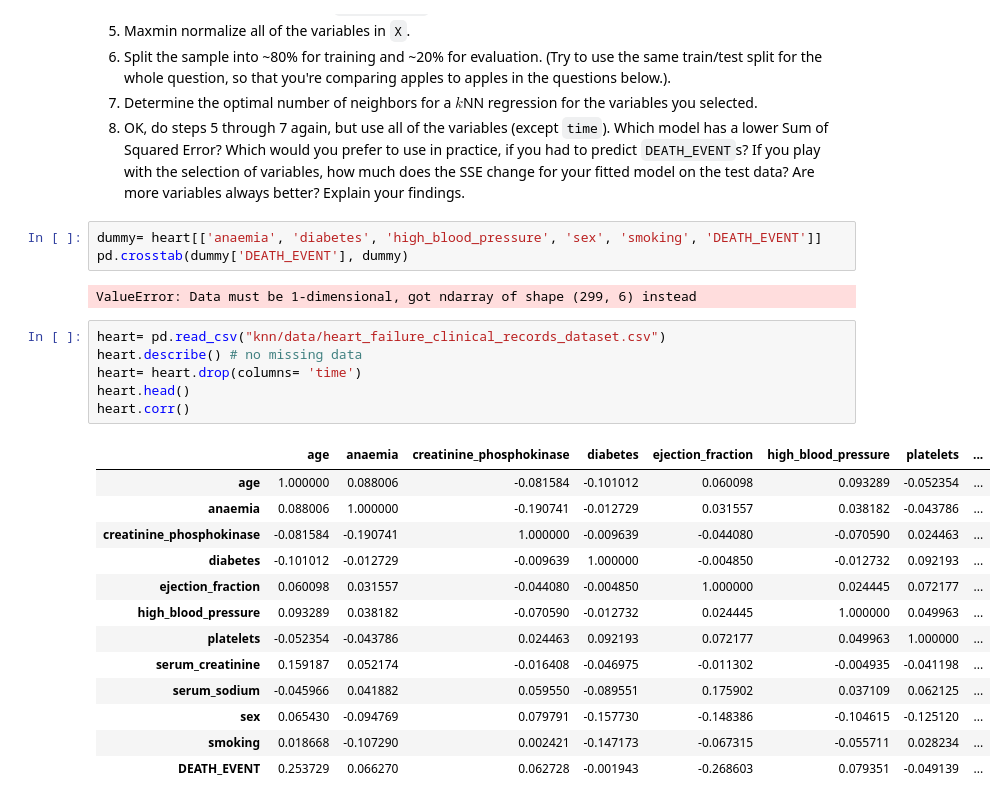
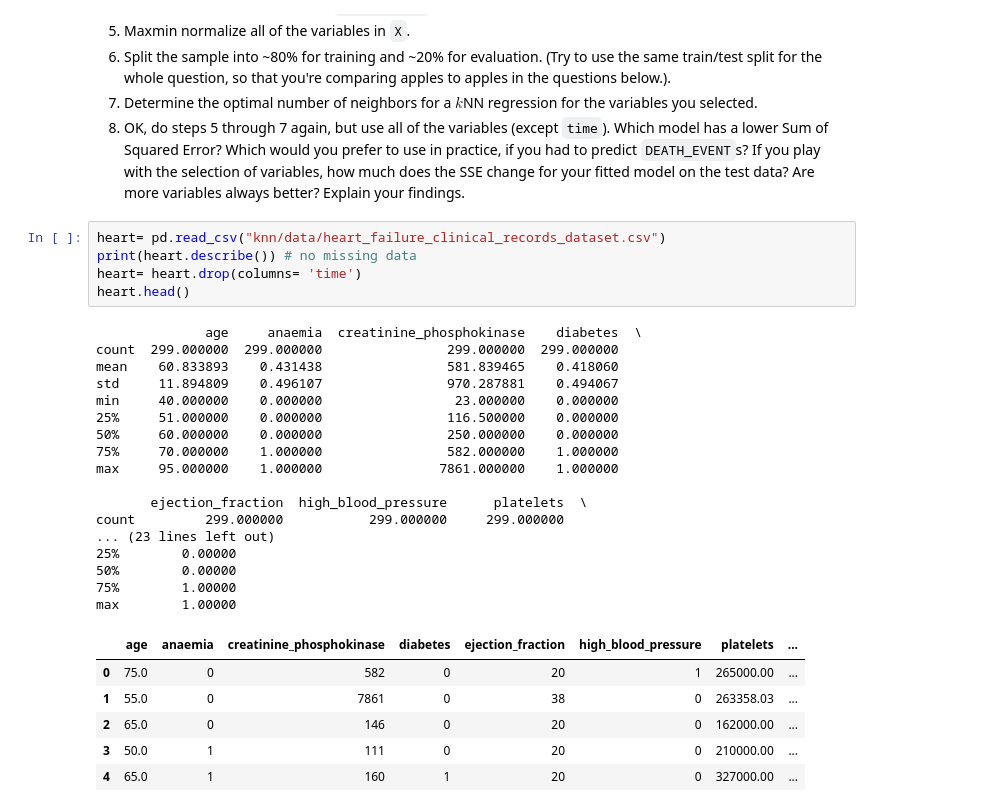
Before and after one commit to cann-emma/fork-knn, a Jupyter notebook: assignment_knn.ipynb, the cells around one changed output. Saved outputs shown, nothing was run; the diff lists cells and outputs as text.

```diff
--- a/assignment_knn.ipynb
+++ b/assignment_knn.ipynb
@@ -120,28 +132,32 @@ NameError: name 'KNeighborsClassifier' is not defined
 6. Split the sample into ~80% for training and ~20% for evaluation. (Try to use the same train/test split for the whole question, so that you're comparing apples to apples in the questions below.).
 7. Determine the optimal number of neighbors for a $k$NN regression for the variables you selected.
 8. OK, do steps 5 through 7 again, but use all of the variables (except `time`). Which model has a lower Sum of Squared Error? Which would you prefer to use in practice, if you had to predict `DEATH_EVENT`s? If you play with the selection of variables, how much does the SSE change for your fitted model on the test data? Are more variables always better? Explain your findings.
-# %%
-dummy= heart[['anaemia', 'diabetes', 'high_blood_pressure', 'sex', 'smoking', 'DEATH_EVENT']]
-pd.crosstab(dummy['DEATH_EVENT'], dummy)
-# %% [output]
-ValueError: Data must be 1-dimensional, got ndarray of shape (299, 6) instead
 # %%
 heart= pd.read_csv("knn/data/heart_failure_clinical_records_dataset.csv")
-heart.describe() # no missing data
+print(heart.describe()) # no missing data
 heart= heart.drop(columns= 'time')
 heart.head()
-heart.corr()
 # %% [output]
+              age     anaemia  creatinine_phosphokinase    diabetes  \
+count  299.000000  299.000000                299.000000  299.000000
+mean    60.833893    0.431438                581.839465    0.418060
+std     11.894809    0.496107                970.287881    0.494067
+min     40.000000    0.000000                 23.000000    0.000000
+25%     51.000000    0.000000                116.500000    0.000000
+50%     60.000000    0.000000                250.000000    0.000000
+75%     70.000000    1.000000                582.000000    1.000000
+max     95.000000    1.000000               7861.000000    1.000000
+
+       ejection_fraction  high_blood_pressure      platelets  \
+count         299.000000           299.000000     299.000000
+... (23 lines left out)
+25%        0.00000
+50%        0.00000
+75%        1.00000
+max        1.00000
 |  | age | anaemia | creatinine_phosphokinase | diabetes | ejection_fraction | high_blood_pressure | platelets | ... |
-| age | 1.000000 | 0.088006 | -0.081584 | -0.101012 | 0.060098 | 0.093289 | -0.052354 | ... |
-| anaemia | 0.088006 | 1.000000 | -0.190741 | -0.012729 | 0.031557 | 0.038182 | -0.043786 | ... |
-| creatinine_phosphokinase | -0.081584 | -0.190741 | 1.000000 | -0.009639 | -0.044080 | -0.070590 | 0.024463 | ... |
-| diabetes | -0.101012 | -0.012729 | -0.009639 | 1.000000 | -0.004850 | -0.012732 | 0.092193 | ... |
-| ejection_fraction | 0.060098 | 0.031557 | -0.044080 | -0.004850 | 1.000000 | 0.024445 | 0.072177 | ... |
-| high_blood_pressure | 0.093289 | 0.038182 | -0.070590 | -0.012732 | 0.024445 | 1.000000 | 0.049963 | ... |
-| platelets | -0.052354 | -0.043786 | 0.024463 | 0.092193 | 0.072177 | 0.049963 | 1.000000 | ... |
-| serum_creatinine | 0.159187 | 0.052174 | -0.016408 | -0.046975 | -0.011302 | -0.004935 | -0.041198 | ... |
-| serum_sodium | -0.045966 | 0.041882 | 0.059550 | -0.089551 | 0.175902 | 0.037109 | 0.062125 | ... |
-| sex | 0.065430 | -0.094769 | 0.079791 | -0.157730 | -0.148386 | -0.104615 | -0.125120 | ... |
-| smoking | 0.018668 | -0.107290 | 0.002421 | -0.147173 | -0.067315 | -0.055711 | 0.028234 | ... |
-| DEATH_EVENT | 0.253729 | 0.066270 | 0.062728 | -0.001943 | -0.268603 | 0.079351 | -0.049139 | ... |
+| 0 | 75.0 | 0 | 582 | 0 | 20 | 1 | 265000.00 | ... |
+| 1 | 55.0 | 0 | 7861 | 0 | 38 | 0 | 263358.03 | ... |
+| 2 | 65.0 | 0 | 146 | 0 | 20 | 0 | 162000.00 | ... |
+| 3 | 50.0 | 1 | 111 | 0 | 20 | 0 | 210000.00 | ... |
+| 4 | 65.0 | 1 | 160 | 1 | 20 | 0 | 327000.00 | ... |
```
Also changed, not shown: parts of 17 cells of this notebook.
